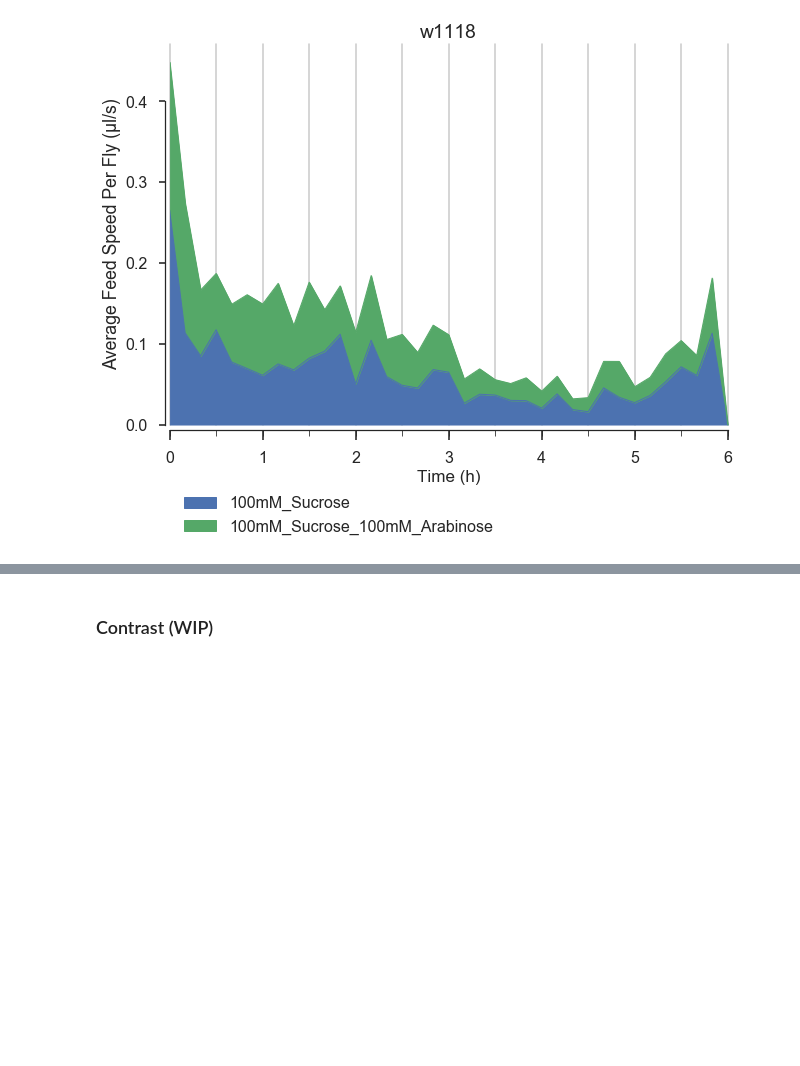
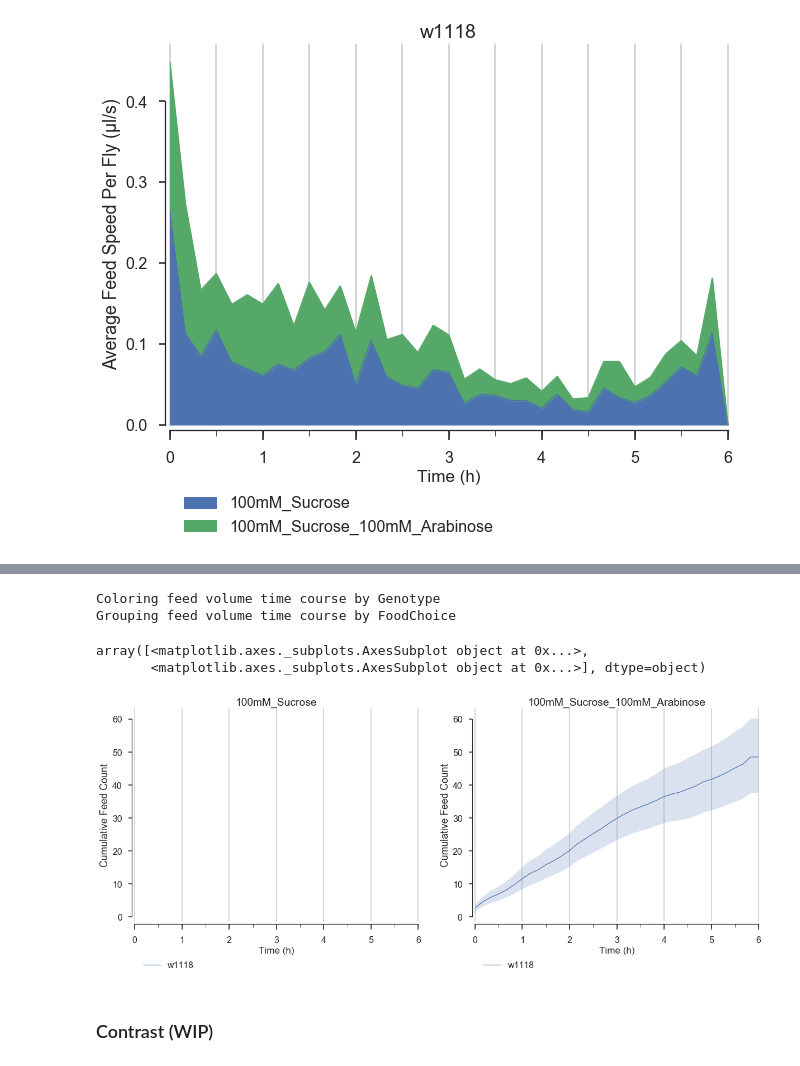
Before and after one commit to ACCLAB/espresso, a Jupyter notebook: jupyter-nb/espresso plotting module dev.ipynb, the cells around one changed output, grey strips where cells are left out. Cells and saved outputs as stored; diff of their text form; code cells hidden in the pictures; blank space fills up the shorter version.

```diff
--- a/jupyter-nb/espresso plotting module dev.ipynb
+++ b/jupyter-nb/espresso plotting module dev.ipynb
@@ -160,3 +190,12 @@ Grouping feed volume time course by Genotype
+# %%
+starved_choice.plot.cumulative.feed_count(group_by='FoodChoice',color_by='Genotype',
+                                         gridlines_minor=False)
+# %% [output]
+Coloring feed volume time course by Genotype
+Grouping feed volume time course by FoodChoice
+array([<matplotlib.axes._subplots.AxesSubplot object at 0x...>,
+       <matplotlib.axes._subplots.AxesSubplot object at 0x...>], dtype=object)
+[figure, added]
 # %% [markdown]
 ### Contrast (WIP)
 # %%
```
Also changed, not shown: parts of 13 cells of this notebook, 1 other file.
